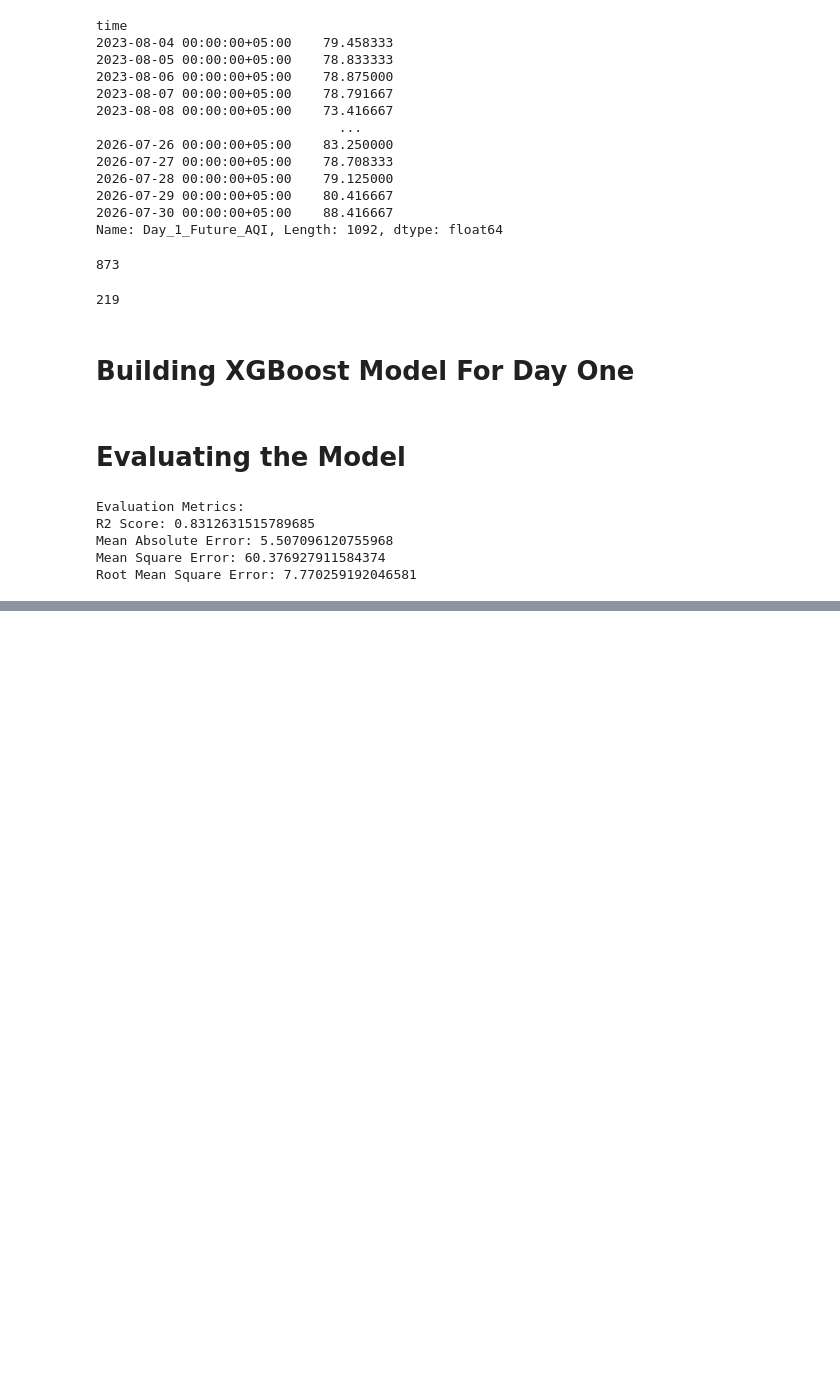
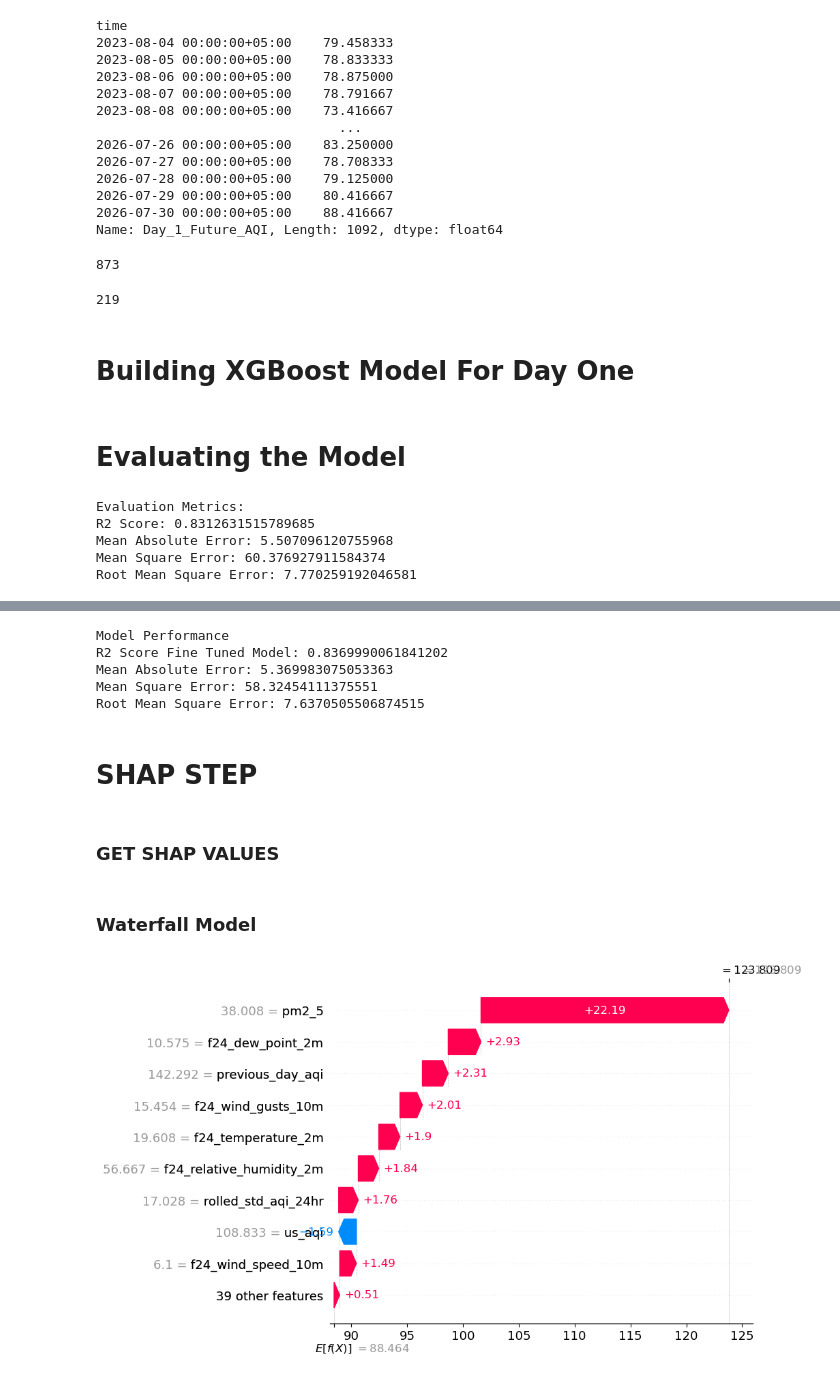
Before and after one commit to Sameen20-bot/10-Pearls-AQI-Predictor, a Jupyter notebook: AQI Predictor/Models/XGBoost/Day_One_XGBoost.ipynb, the cells around one changed output, grey strips where cells are left out. Drawn from its saved outputs; the diff is of its cells as text; code cells hidden in the pictures; blank space fills up the shorter version.

```diff
--- a/AQI Predictor/Models/XGBoost/Day_One_XGBoost.ipynb
+++ b/AQI Predictor/Models/XGBoost/Day_One_XGBoost.ipynb
@@ -310,0 +392,11 @@ Root Mean Square Error: 7.770259192046581
+# %%
+ts = TimeSeriesSplit(n_splits = 5, test_size = 90)
+
+xg_random = RandomizedSearchCV(estimator = XGBRegressor(tree_method = 'hist', n_jobs =1, random_state =42),
+                               param_distributions = random_grid,
+                               n_iter = 100,
+                               cv = ts,
+                               random_state = 42,
+                               n_jobs=-1)
+
+xg_random.fit(X_train1, Y_train1)
@@ -310,0 +434,3 @@ Root Mean Square Error: 7.770259192046581
+# %%
+best_random = xg_random.best_estimator_
+print(best_random)
@@ -310,0 +449,21 @@ Root Mean Square Error: 7.770259192046581
+# %%
+random_accuracy = evaluate(best_random,X_test1,Y_test1)
+# %% [output]
+Model Performance
+R2 Score Fine Tuned Model: 0.8369990061841202
+Mean Absolute Error: 5.369983075053363
+Mean Square Error: 58.32454111375551
+Root Mean Square Error: 7.6370505506874515
+# %% [markdown]
+# SHAP STEP
+# %% [markdown]
+### GET SHAP VALUES
+# %%
+explainer = shap.Explainer(best_random)
+shap_values = explainer(X_test1)
+# %% [markdown]
+### Waterfall Model
+# %%
+shap.plots.waterfall(shap_values[0])
+# %% [output]
+[figure, added]
```
Also changed, not shown: parts of 16 cells of this notebook, 8 other files.
